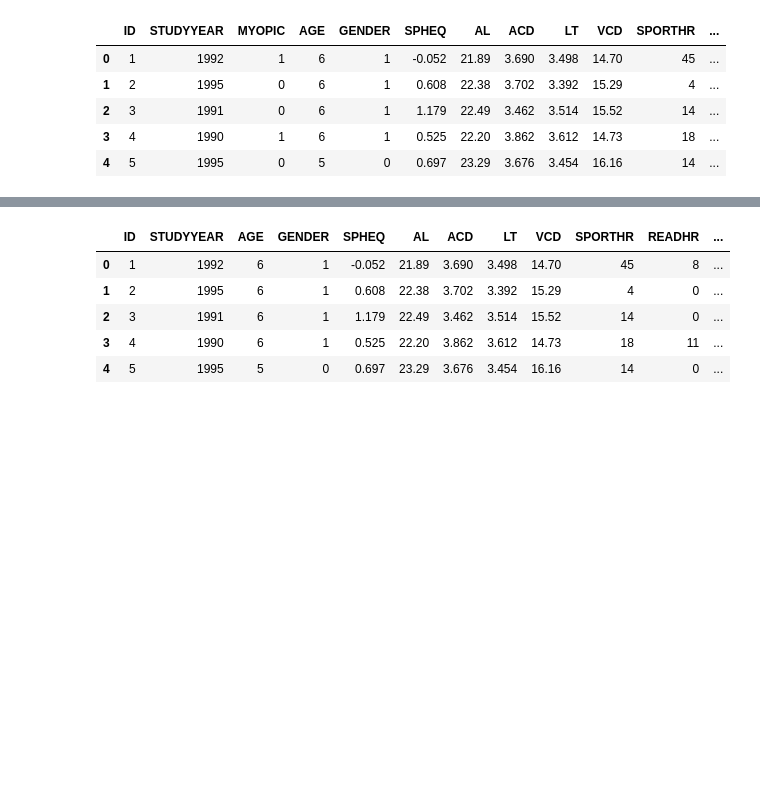
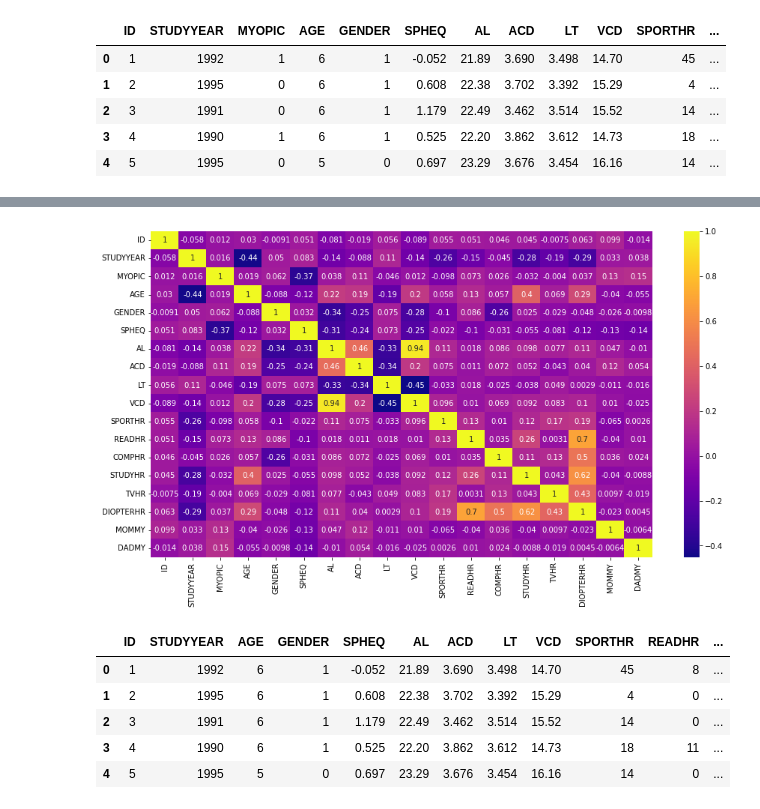
Before and after one commit to mward95/Oculus_Prime, a Jupyter notebook: Machine Learning/SupervisedLearning.ipynb, the cells around one changed output, grey strips where cells are left out. Saved outputs shown, nothing was run; the diff lists cells and outputs as text; code cells hidden in the pictures; blank space fills up the shorter version.

```diff
--- a/Machine Learning/SupervisedLearning.ipynb
+++ b/Machine Learning/SupervisedLearning.ipynb
@@ -35,0 +38,3 @@ df.head()
+# %%
+corr_data=df.corr()
+corr_data
@@ -36,3 +59,10 @@ df.head()
+# %%
+sns.heatmap(corr_data, annot=True,cmap="plasma")
+plt.gcf().set_size_inches(15, 8)
+# plt.savefig("Asset/Images/heatmap.png")
+plt.show()
+# %% [output]
+[figure, added]
 # %%
 #Split data into X and y
 X = df.drop(columns=["MYOPIC", "DIOPTERHR"])
```
Also changed, not shown: parts of 11 cells of this notebook.
